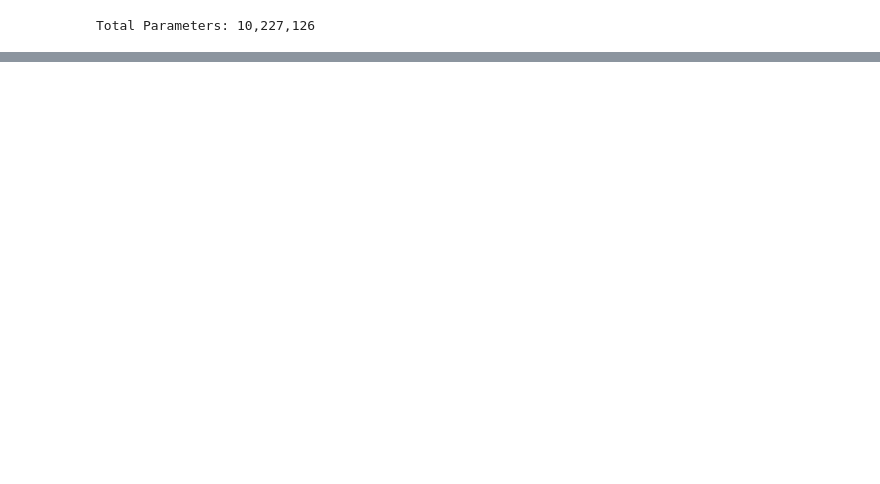
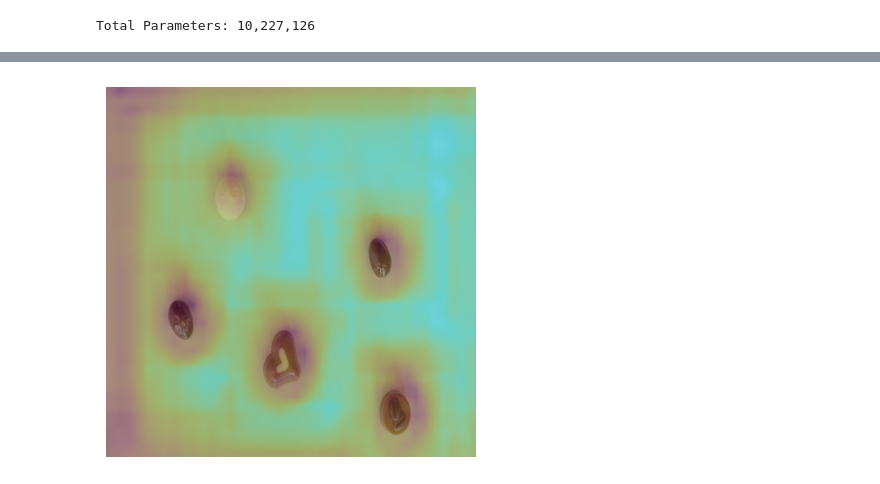
Before and after one commit to AaronDinesh/EE-451, a Jupyter notebook: project/report.ipynb, the cells around one changed output, grey strips where cells are left out. Saved outputs shown, nothing was run; the diff lists cells and outputs as text; code cells hidden in the pictures; blank space fills up the shorter version.

```diff
--- a/project/report.ipynb
+++ b/project/report.ipynb
@@ -204,0 +353,33 @@ for image_file in image_files:
+# %%
+import cv2
+import numpy as np
+
+def overlay_feature_on_image(image_path, feature_map, channel=0, alpha=0.5):
+    """
+    Overlay a specific feature map channel on the original image.
+    """
+    # Read the original image
+    original_image = cv2.imread(image_path)
+    original_image = cv2.cvtColor(original_image, cv2.COLOR_BGR2RGB)
+
+    # Resize feature map to image size
+    feature = feature_map[0, channel].detach().cpu().numpy()
+    feature = cv2.resize(feature, (original_image.shape[1], original_image.shape[0]))
+
+    # Normalize feature map for visualization
+    feature = (feature - feature.min()) / (feature.max() - feature.min())
+    heatmap = np.uint8(255 * feature)
+
+    # Apply color map
+    heatmap = cv2.applyColorMap(heatmap, cv2.COLORMAP_VIRIDIS)
+
+    # Overlay heatmap on original image
+    overlayed_image = cv2.addWeighted(heatmap, alpha, original_image, 1 - alpha, 0)
+    plt.imshow(overlayed_image)
+    plt.axis('off')
+    plt.show()
+
+# Overlay example
+overlay_feature_on_image(image_path, sppf_features, channel=0)
+# %% [output]
+[figure, added]
```
Also changed, not shown: parts of 12 cells of this notebook, 1 other file.
